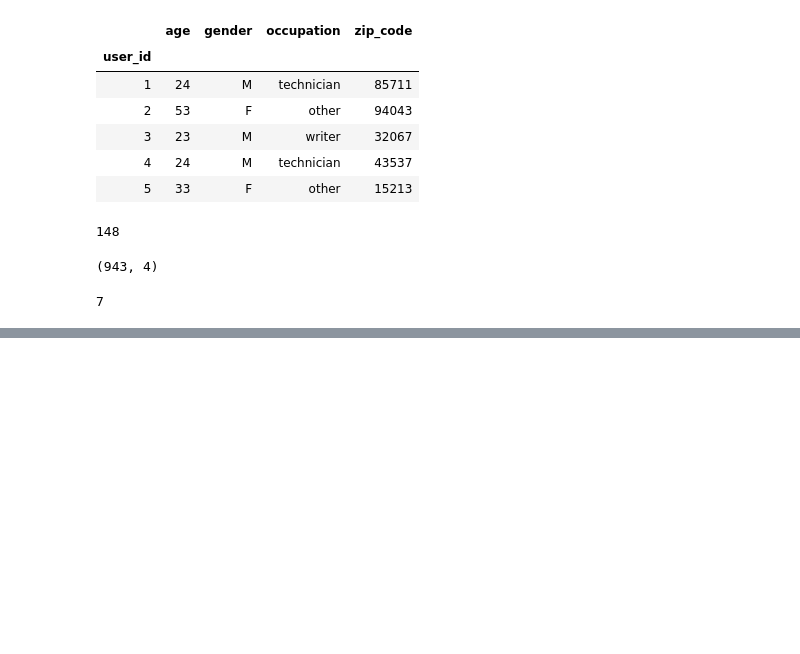
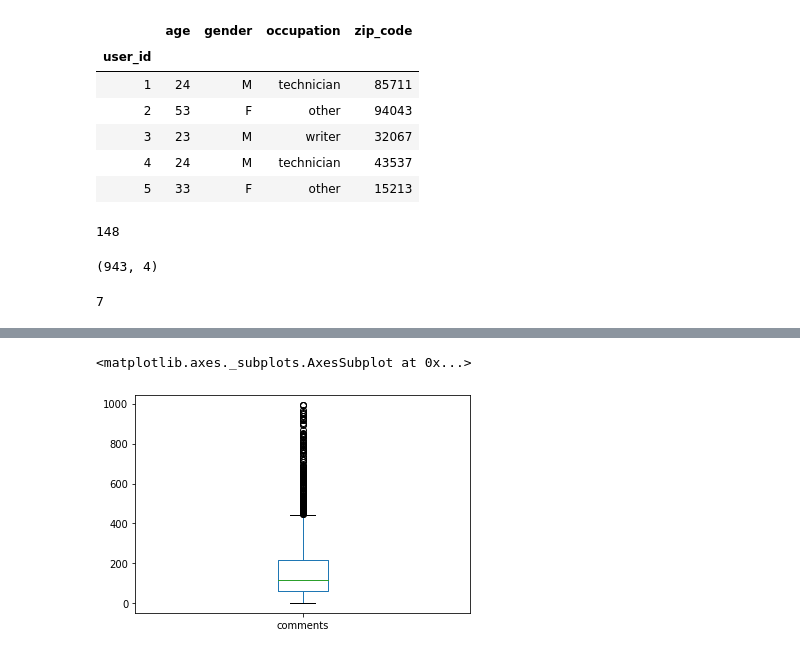
Before and after one commit to snakeyes95/Python-Notebooks, a Jupyter notebook: Pandas_Fundamentals.ipynb, the cells around one changed output, grey strips where cells are left out. Saved outputs shown, nothing was run; the diff lists cells and outputs as text; code cells hidden in the pictures; blank space fills up the shorter version.

```diff
--- a/Pandas_Fundamentals.ipynb
+++ b/Pandas_Fundamentals.ipynb
@@ -2166,0 +2501,5 @@ movie.duplicated().sum()
+# %%
+df.loc[df.comments<1000,'comments'].plot(kind='box')
+# %% [output]
+<matplotlib.axes._subplots.AxesSubplot at 0x...>
+[figure, added]
```
Also changed, not shown: parts of 51 cells of this notebook.
